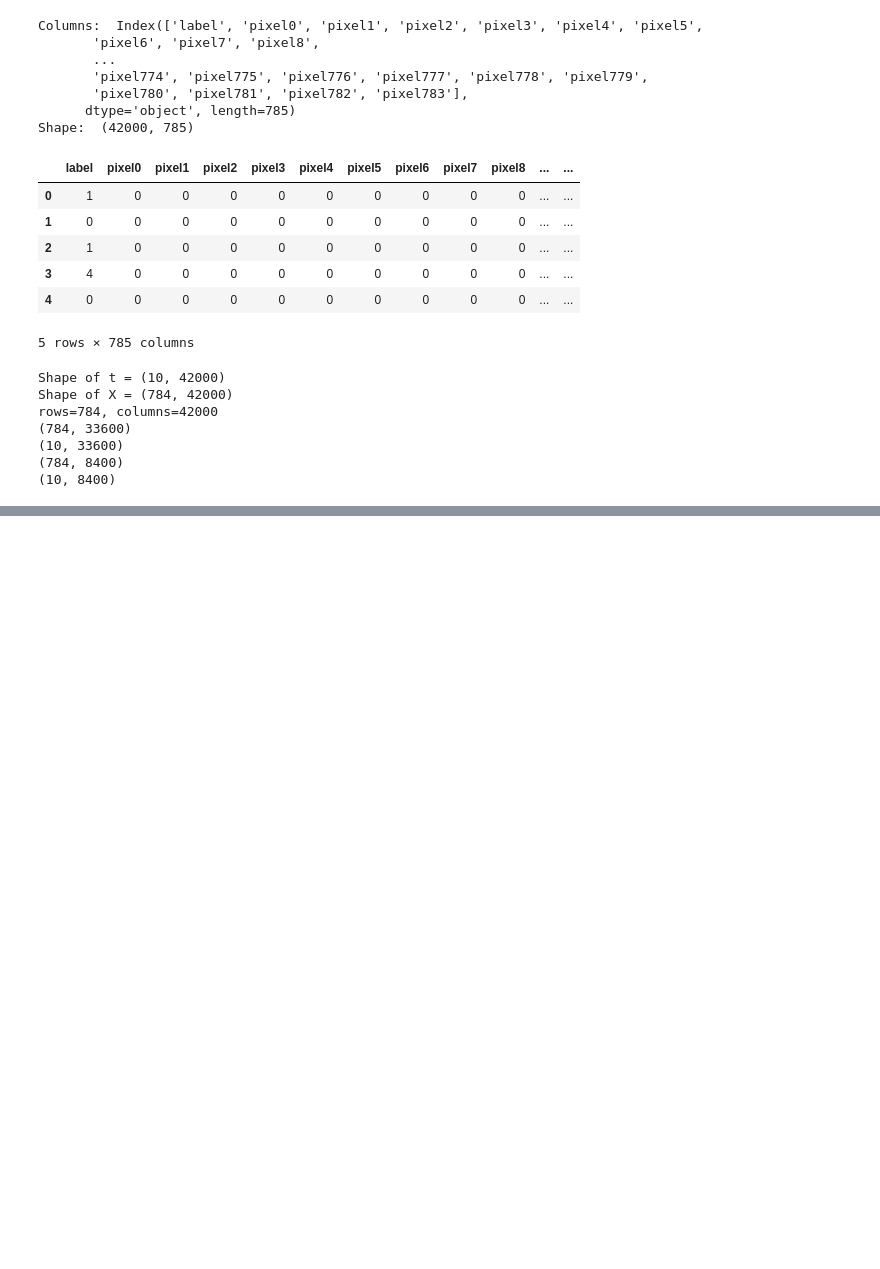
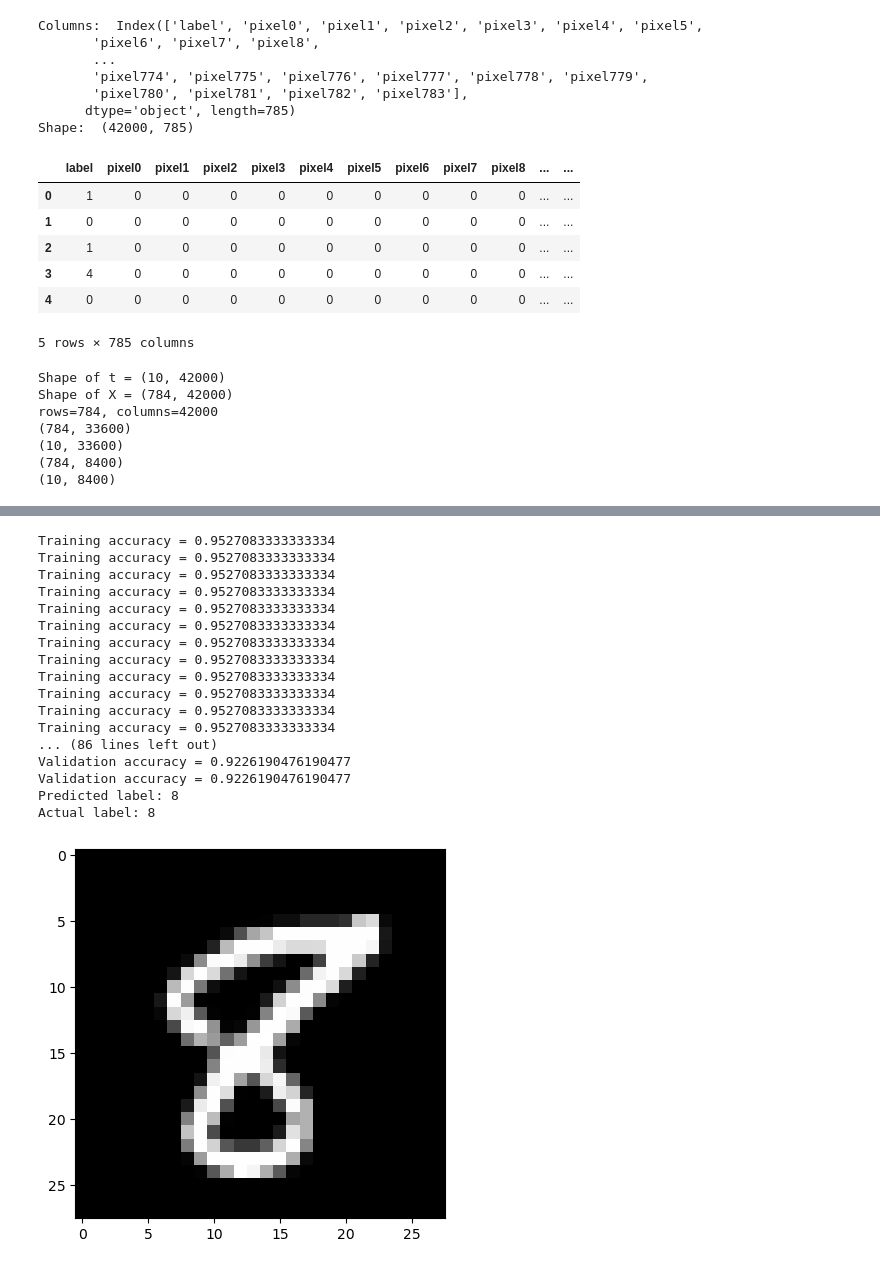
Before and after one commit to jci02/Machine-Learning-Theory, a Jupyter notebook: 1.Supervised Learning/Artificial Neural Networks/Digits Neural Network.ipynb, the cells around one changed output, grey strips where cells are left out. Cells and saved outputs as stored; diff of their text form; code cells hidden in the pictures; blank space fills up the shorter version.

```diff
--- a/1.Supervised Learning/Artificial Neural Networks/Neural Network Examples/Digit NN classification.ipynb
+++ b/1.Supervised Learning/Artificial Neural Networks/Digits Neural Network.ipynb
@@ -346,0 +547,69 @@ rows=784, columns=42000
+# %%
+# X_train: (784, 33600)
+# y_train: (10, 33600)
+
+# MLPClassifier expects rows = samples and columns = features so transpose the matrices
+X_train_sklearn = X_train.T # (33600, 784)
+X_test_sklearn = X_test.T # (8400, 784)
+
+# convert one-hot encoding to labels
+Y_train = np.argmax(y_train, axis=0)
+Y_test = np.argmax(y_test, axis=0)
+
+iter = 500
+mlp = MLPClassifier(
+    hidden_layer_sizes=(10,), # one hidden layer with 10 neurons
+    activation="relu",
+    solver="sgd", # stochastic gradient descent
+    learning_rate_init=0.1,
+    max_iter=iter,
+    random_state=2321,
+    verbose=False) # if verbose=True then mlp.fit(...) automatically prints the Iterations and the losses
+
+mlp.fit(X_train_sklearn, Y_train)
+train_predictions = mlp.predict(X_train_sklearn)
+train_accuracy = accuracy_score(Y_train, train_predictions)
+for _ in range(iter):
+    if _ % 10 == 0:
+        print("Training accuracy =", train_accuracy) # shoudl be higher than Validation accuracy
+
+
+test_predictions = mlp.predict(X_test_sklearn)
+test_accuracy = accuracy_score(Y_test, test_predictions)
+for _ in range(iter):
+    if _ % 10 == 0:
+        print("Validation accuracy =", test_accuracy)
+
+
+val_index = 560
+
+prediction = mlp.predict(X_test_sklearn[val_index].reshape(1, -1))[0]
+
+actual = Y_test[val_index]
+
+print("Predicted label:", prediction)
+print("Actual label:", actual)
+
+image = X_test_sklearn[val_index].reshape(28, 28)
+
+plt.imshow(image, cmap="gray")
+plt.show()
+# %% [output]
+Training accuracy = 0.9527083333333334
+Training accuracy = 0.9527083333333334
+Training accuracy = 0.9527083333333334
+Training accuracy = 0.9527083333333334
+Training accuracy = 0.9527083333333334
+Training accuracy = 0.9527083333333334
+Training accuracy = 0.9527083333333334
+Training accuracy = 0.9527083333333334
+Training accuracy = 0.9527083333333334
+Training accuracy = 0.9527083333333334
+Training accuracy = 0.9527083333333334
+Training accuracy = 0.9527083333333334
+... (86 lines left out)
+Validation accuracy = 0.9226190476190477
+Validation accuracy = 0.9226190476190477
+Predicted label: 8
+Actual label: 8
+[figure, added]
```
Also changed, not shown: parts of 7 cells of this notebook, 12 other files.
